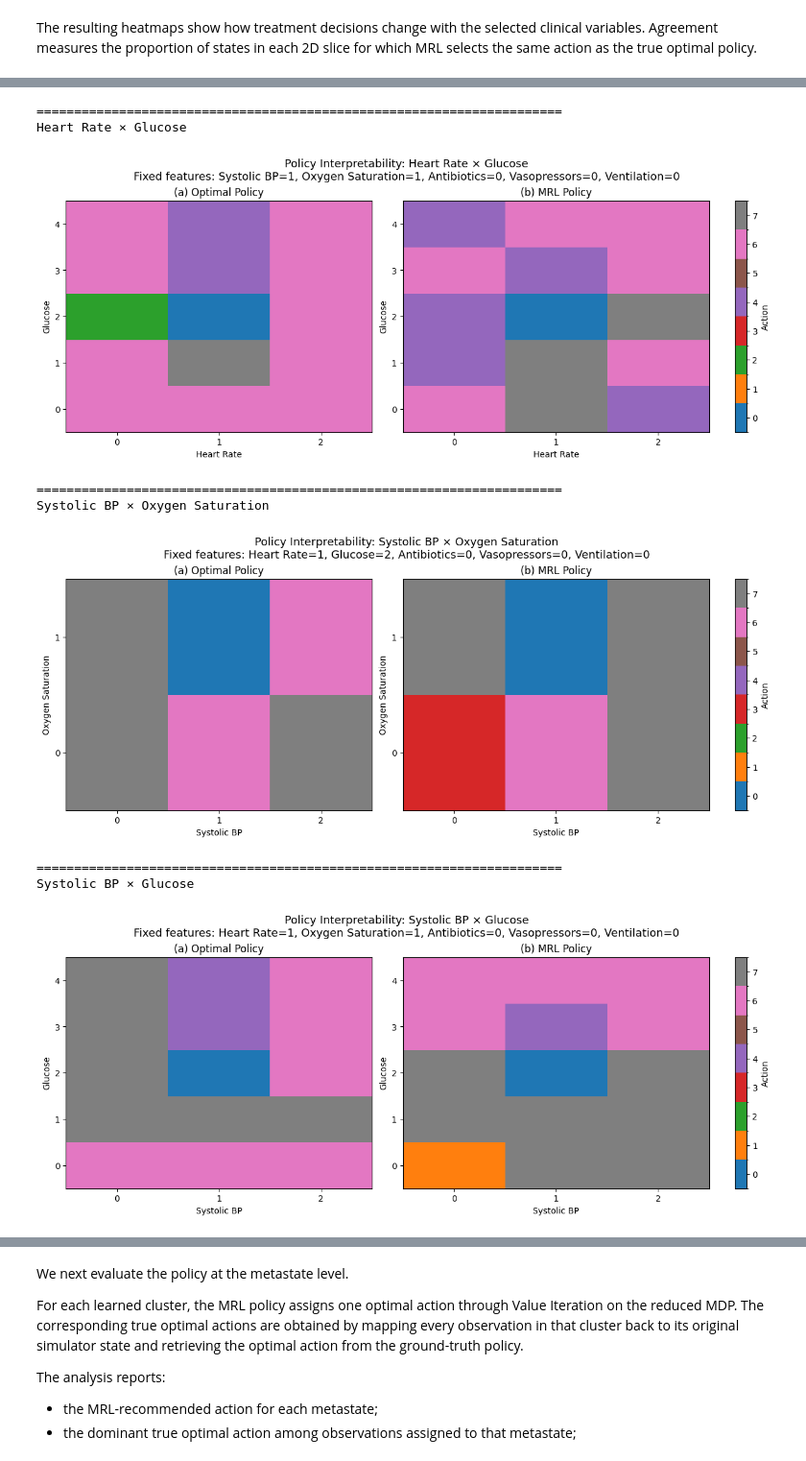
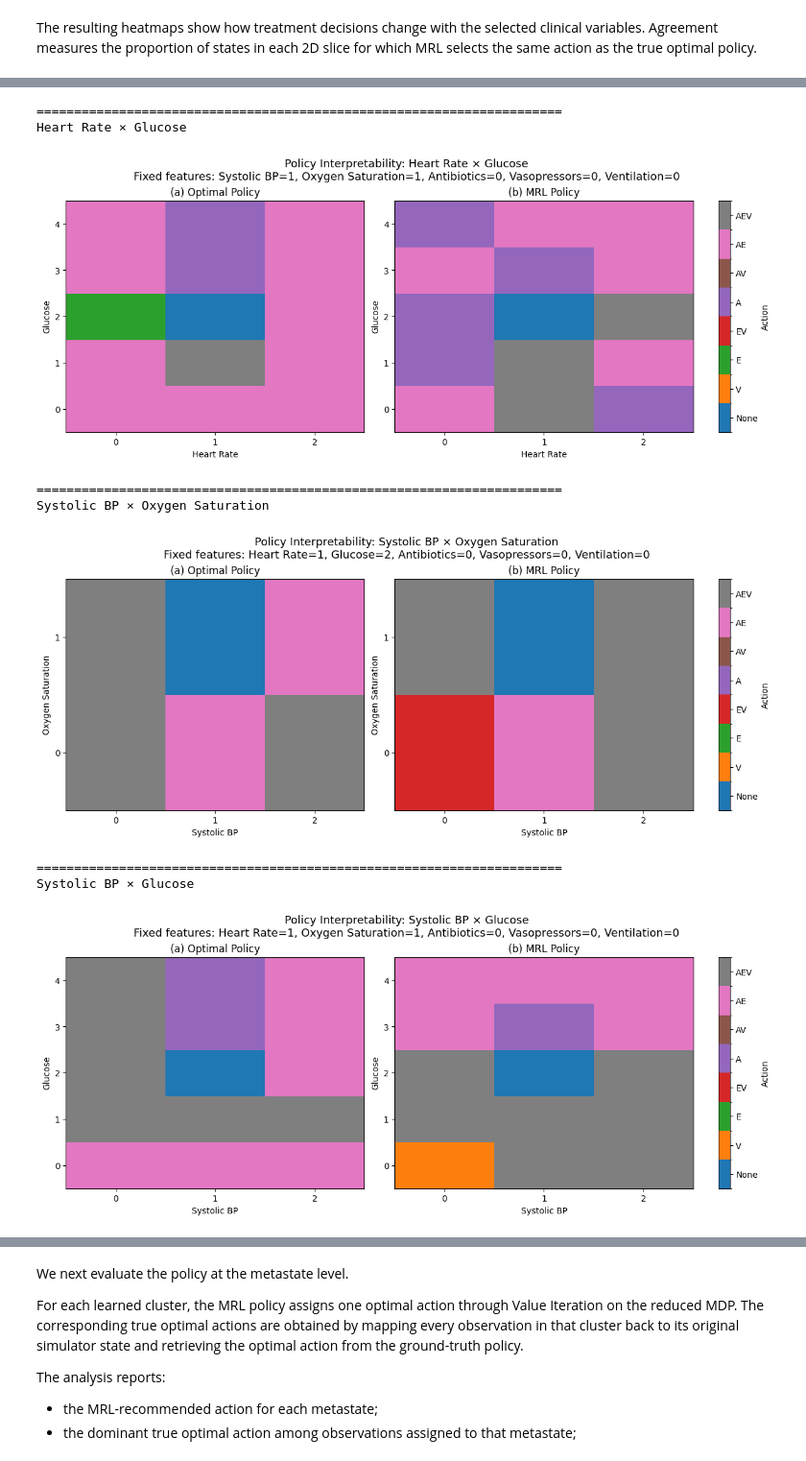
Before and after one commit to yining-wu10/Thesis, a Jupyter notebook: Thesis_Final_Experiment.ipynb, the cells around one changed output, grey strips where cells are left out. Shown at 96% size. Saved outputs shown, nothing was run; the diff lists cells and outputs as text; code cells hidden in the pictures.

```diff
--- a/Thesis_Final_Experiment.ipynb
+++ b/Thesis_Final_Experiment.ipynb
@@ -634,7 +634,7 @@ display(coherence_df)
 # %%
 # coherence_df = pd.DataFrame(m.coherence_history)
 
-candidate_thresholds = [0.10, 0.11, 0.12, 0.13, 0.14]
+candidate_thresholds = [0.04, 0.05, 0.06, 0.10, 0.15]
 
 plt.figure(figsize=(9, 5))
 
@@ -652,7 +652,7 @@ for th in candidate_thresholds:
         y=th,
         linestyle="--",
         linewidth=1,
-        label=f"th = {th:.2f}"
+        label=rf"$\delta = {th:.2f}$"
     )
 
 plt.xlabel("Number of Metastates (K)")
@@ -3013,6 +3030,7 @@ ax.errorbar(
     capsize=4,
     markersize=6,
     linewidth=1.5,
+    label="NMI",
 )
 
 # Add mean values
@@ -3025,8 +3043,13 @@ for feature, row in plot_df.iterrows():
         fontsize=9,
     )
 
+ax.set_title(
+    "Feature–Metastate Normalized Mutual Information\n"
+    "Mean ± SD over 10 Independent Datasets"
+)
+
 ax.set_xlabel(
-    "Normalized Mutual Information with Cluster"
+    "Normalized Mutual Information with Metastate"
 )
 
 ax.set_ylabel(
@@ -3037,6 +3060,8 @@ ax.set_xlim(
     0,
     1,
 )
+
+ax.legend(loc="lower right")
 
 ax.grid(
     axis="x",
@@ -3251,6 +3276,20 @@ for x_col, y_col in pairs:
         ax.set_yticks(y_values)
 
     # Action legend
+    # A = antibiotics
+    # E = mechanical ventilation
+    # V = vasopressors
+    action_labels = [
+        "None",  # Action 0
+        "V",     # Action 1
+        "E",     # Action 2
+        "EV",    # Action 3
+        "A",     # Action 4
+        "AV",    # Action 5
+        "AE",    # Action 6
+        "AEV",   # Action 7
+    ]
+
     cbar = fig.colorbar(
         im_mrl,
         ax=axes,
@@ -3258,6 +3297,9 @@ for x_col, y_col in pairs:
         fraction=0.035,
         pad=0.04,
     )
+
+    cbar.set_ticklabels(action_labels)
+
     cbar.set_label("Action")
 
 
@@ -3295,11 +3337,11 @@ Heart Rate × Oxygen Saturation
 ======================================================================
 Heart Rate × Glucose
-[figure, old version]
+[figure, new version]
 ======================================================================
 Systolic BP × Oxygen Saturation
-[figure, old version]
+[figure, new version]
 ======================================================================
 Systolic BP × Glucose
-[figure, old version]
+[figure, new version]
 ======================================================================
 Oxygen Saturation × Glucose
```
Also changed, not shown: parts of 6 cells of this notebook.
